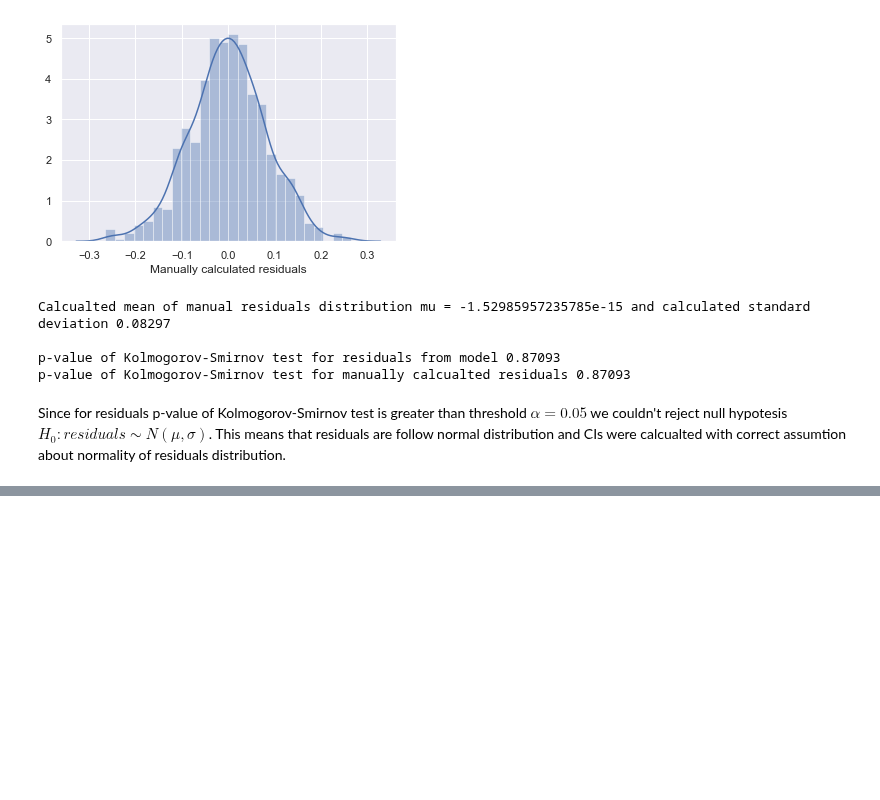
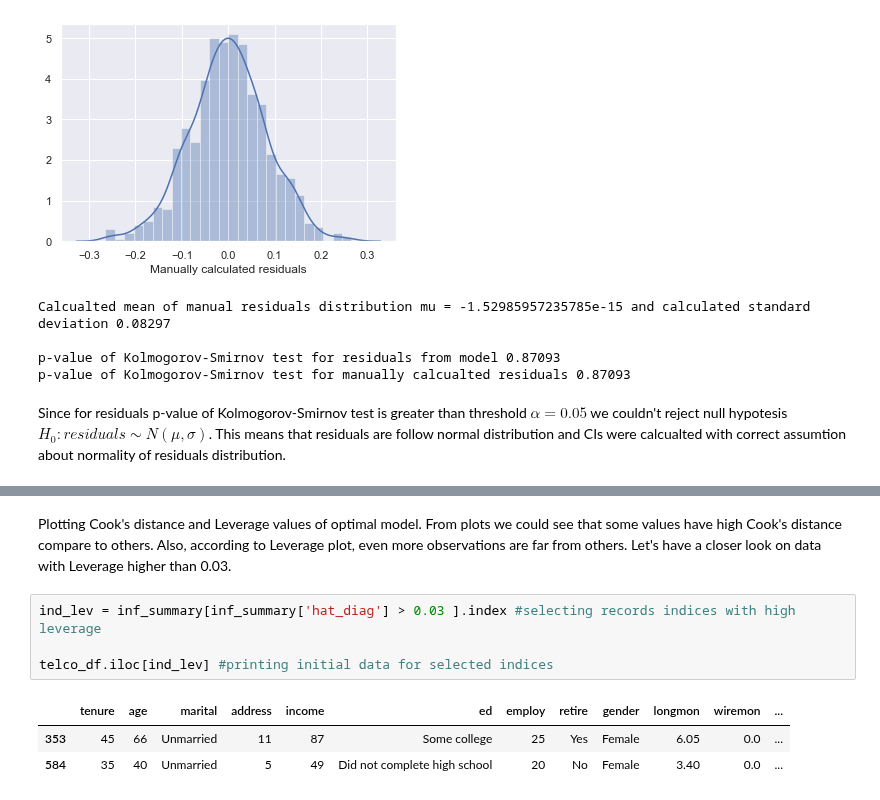
Before and after one commit to kai-wren/Statistic, a Jupyter notebook: Assignment 2.ipynb, the cells around one changed output, grey strips where cells are left out. Cells and saved outputs as stored; diff of their text form; blank space fills up the shorter version.

```diff
--- a/Assignment 2.ipynb
+++ b/Assignment 2.ipynb
@@ -461,0 +524,10 @@ result.bic
+# %% [markdown]
+Plotting Cook's distance and Leverage values of optimal model. From plots we could see that some values have high Cook's distance compare to others. Also, according to Leverage plot, even more observations are far from others. Let's have a closer look on data with Leverage higher than 0.03.
+# %%
+ind_lev = inf_summary[inf_summary['hat_diag'] > 0.03 ].index #selecting records indices with high leverage
+
+telco_df.iloc[ind_lev] #printing initial data for selected indices
+# %% [output]
+|  | tenure | age | marital | address | income | ed | employ | retire | gender | longmon | wiremon | ... |
+| 353 | 45 | 66 | Unmarried | 11 | 87 | Some college | 25 | Yes | Female | 6.05 | 0.0 | ... |
+| 584 | 35 | 40 | Unmarried | 5 | 49 | Did not complete high school | 20 | No | Female | 3.40 | 0.0 | ... |
```
Also changed, not shown: parts of 14 cells of this notebook.
